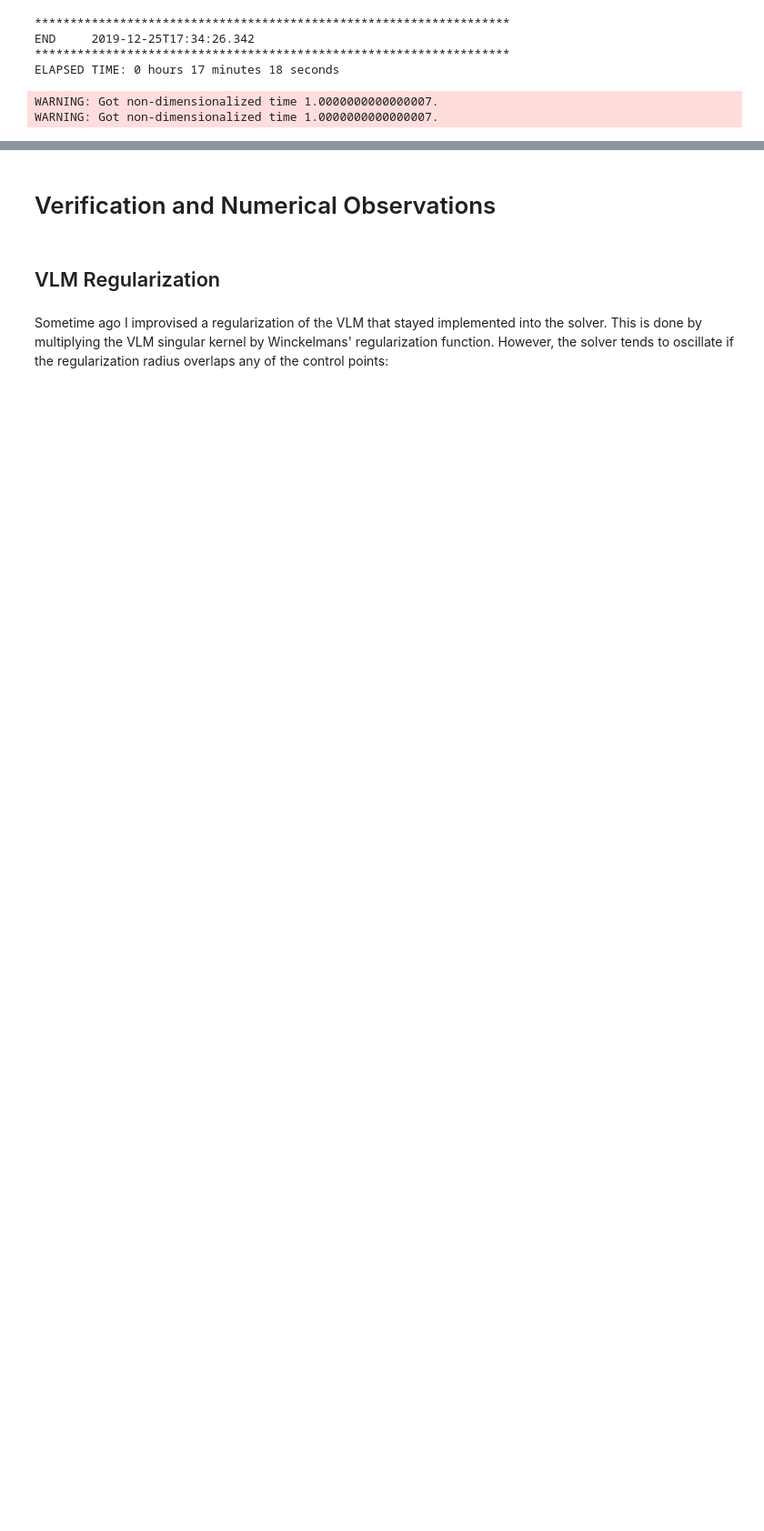
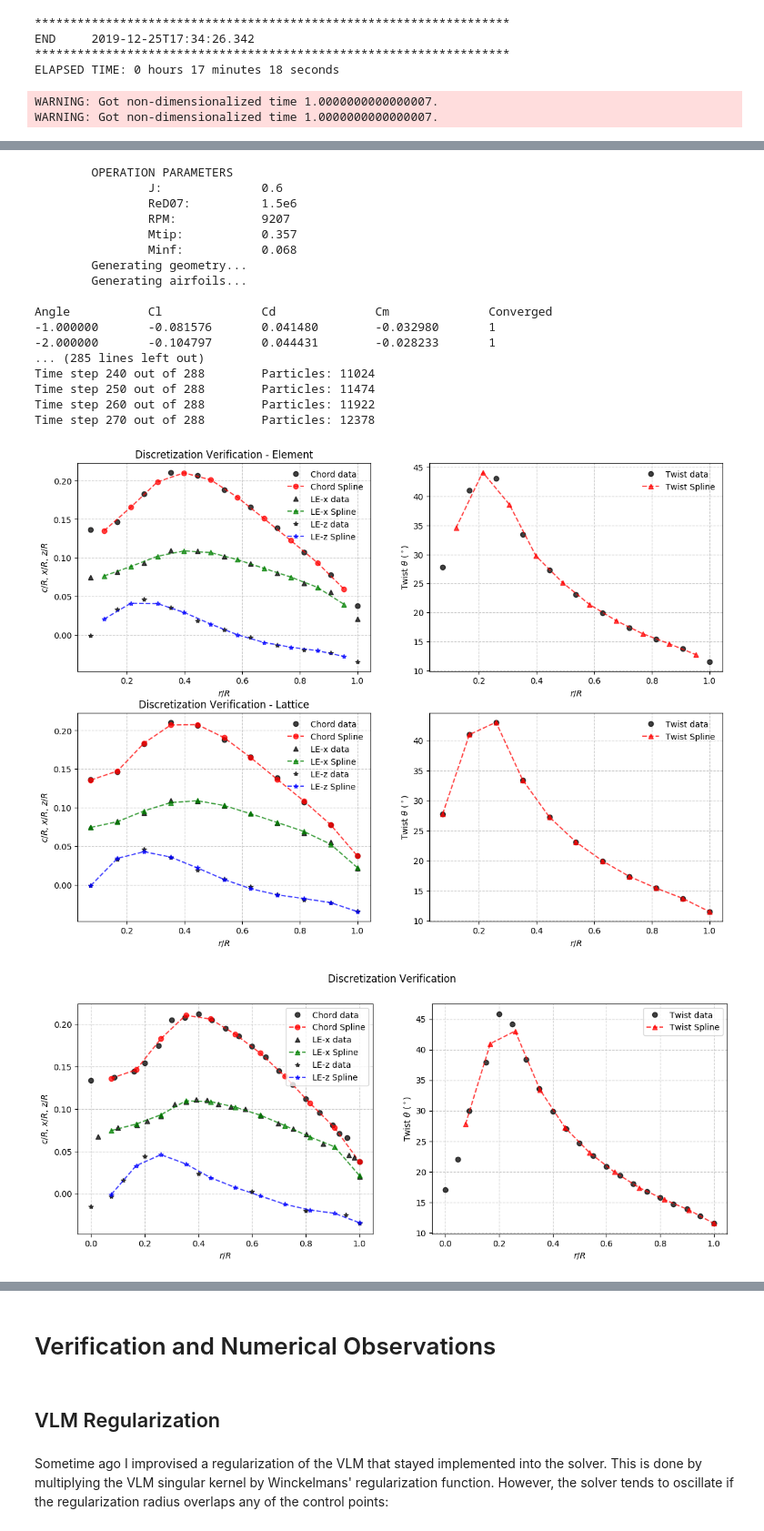
Before and after one commit to byuflowlab/FLOWUnsteady, a Jupyter notebook: docs/validation.ipynb, the cells around one changed output, grey strips where cells are left out. Shown at 91% size. Saved outputs shown, nothing was run; the diff lists cells and outputs as text; code cells hidden in the pictures; blank space fills up the shorter version.

Commit message:
Blown wing: APC10x7 single prop

```diff
--- a/docs/validation.ipynb
+++ b/docs/validation.ipynb
@@ -220,0 +239,22 @@ WARNING: Got non-dimensionalized time 1.0000000000000007.
+# %%
+singleprop();
+# %% [output]
+        OPERATION PARAMETERS
+                J:              0.6
+                ReD07:          1.5e6
+                RPM:            9207
+                Mtip:           0.357
+                Minf:           0.068
+        Generating geometry...
+        Generating airfoils...
+
+Angle           Cl              Cd              Cm              Converged
+-1.000000       -0.081576       0.041480        -0.032980       1
+-2.000000       -0.104797       0.044431        -0.028233       1
+... (285 lines left out)
+Time step 240 out of 288        Particles: 11024
+Time step 250 out of 288        Particles: 11474
+Time step 260 out of 288        Particles: 11922
+Time step 270 out of 288        Particles: 12378
+[figure, added]
+[figure, added]
```
Also changed, not shown: parts of 7 cells of this notebook, 4 other files.
